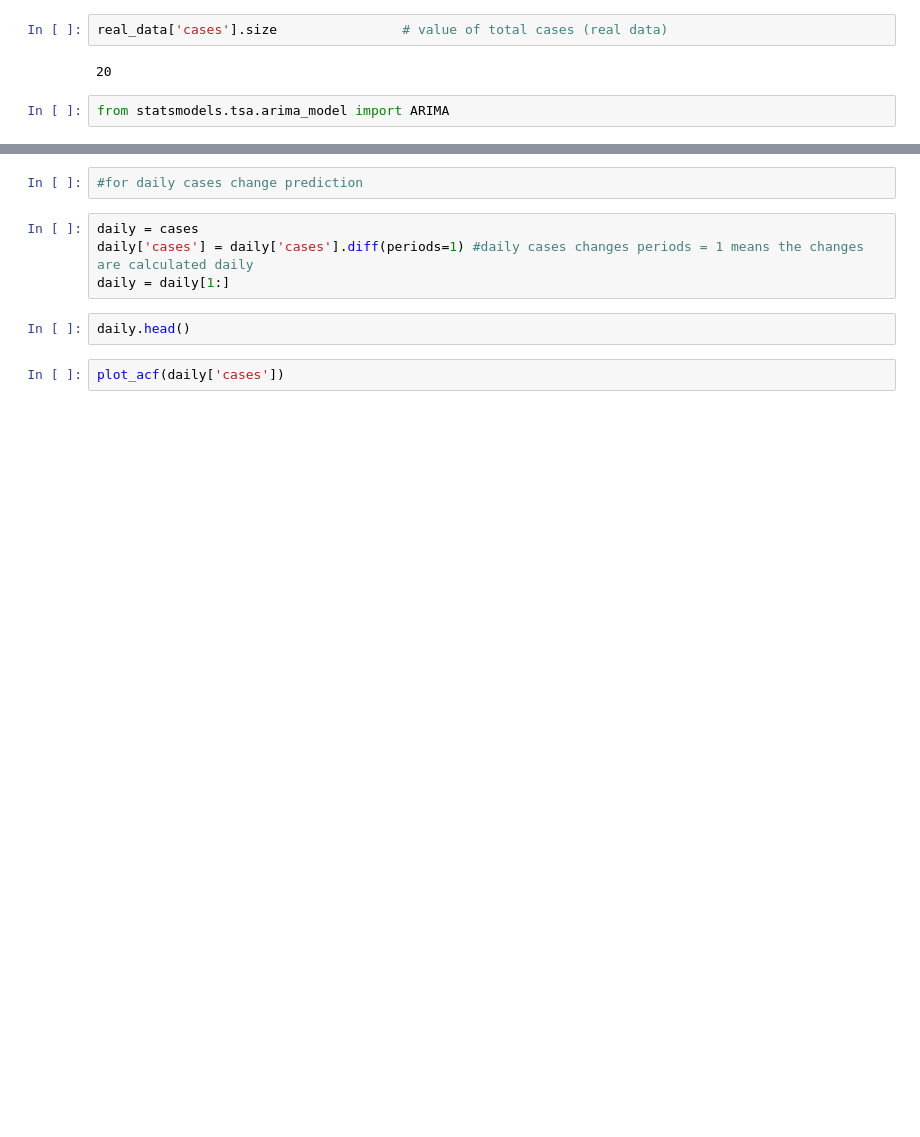
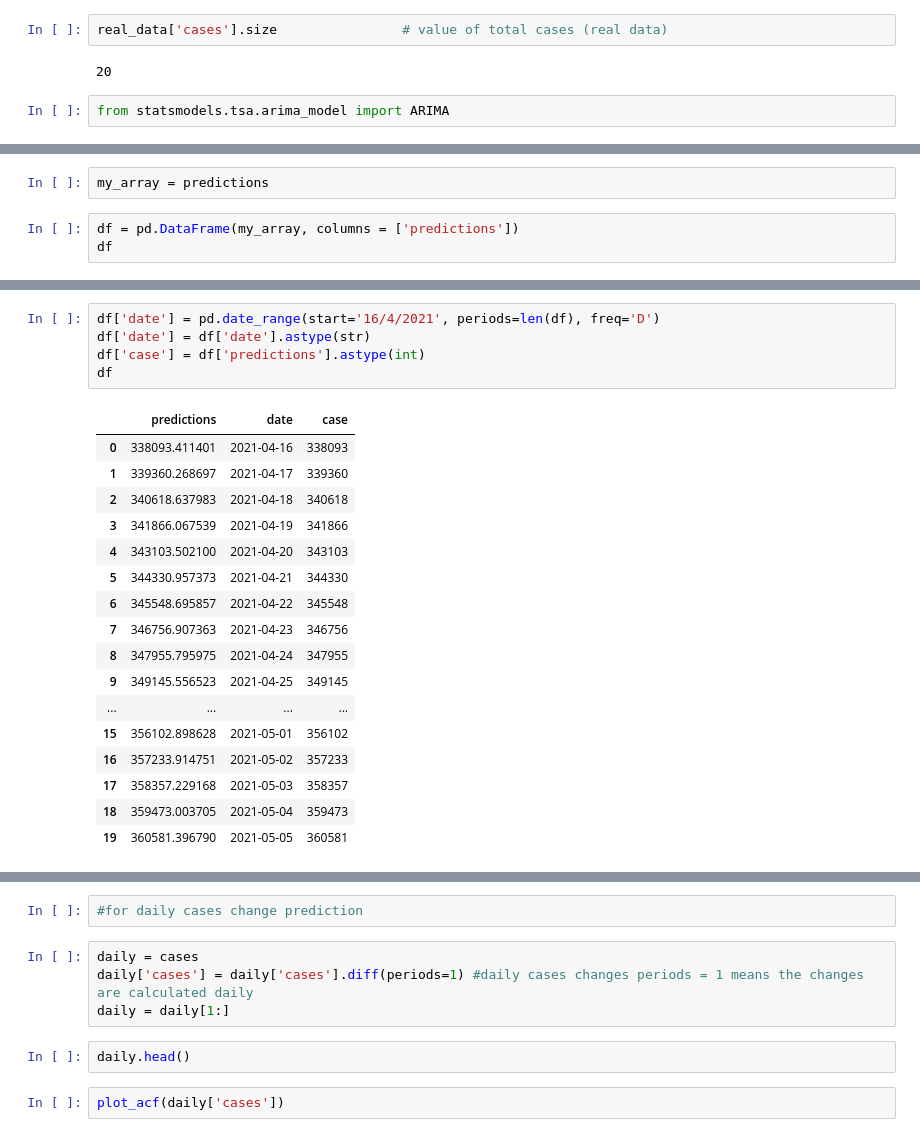
Before and after one commit to kcxuanyee/MakerthonG15, a Jupyter notebook: Untitled.ipynb, the cells around one changed output, grey strips where cells are left out. Saved outputs shown, nothing was run; the diff lists cells and outputs as text; blank space fills up the shorter version.

```diff
--- a/Untitled.ipynb
+++ b/Untitled.ipynb
@@ -79,0 +84,5 @@ predictions
+# %%
+my_array = predictions
+# %%
+df = pd.DataFrame(my_array, columns = ['predictions'])
+df
@@ -79,0 +107,23 @@ predictions
+# %%
+df['date'] = pd.date_range(start='16/4/2021', periods=len(df), freq='D')
+df['date'] = df['date'].astype(str)
+df['case'] = df['predictions'].astype(int)
+df
+# %% [output]
+|  | predictions | date | case |
+| 0 | 338093.411401 | 2021-04-16 | 338093 |
+| 1 | 339360.268697 | 2021-04-17 | 339360 |
+| 2 | 340618.637983 | 2021-04-18 | 340618 |
+| 3 | 341866.067539 | 2021-04-19 | 341866 |
+| 4 | 343103.502100 | 2021-04-20 | 343103 |
+| 5 | 344330.957373 | 2021-04-21 | 344330 |
+| 6 | 345548.695857 | 2021-04-22 | 345548 |
+| 7 | 346756.907363 | 2021-04-23 | 346756 |
+| 8 | 347955.795975 | 2021-04-24 | 347955 |
+| 9 | 349145.556523 | 2021-04-25 | 349145 |
+| ... | ... | ... | ... |
+| 15 | 356102.898628 | 2021-05-01 | 356102 |
+| 16 | 357233.914751 | 2021-05-02 | 357233 |
+| 17 | 358357.229168 | 2021-05-03 | 358357 |
+| 18 | 359473.003705 | 2021-05-04 | 359473 |
+| 19 | 360581.396790 | 2021-05-05 | 360581 |
```
Also changed, not shown: parts of 11 cells of this notebook, 1 other file.
